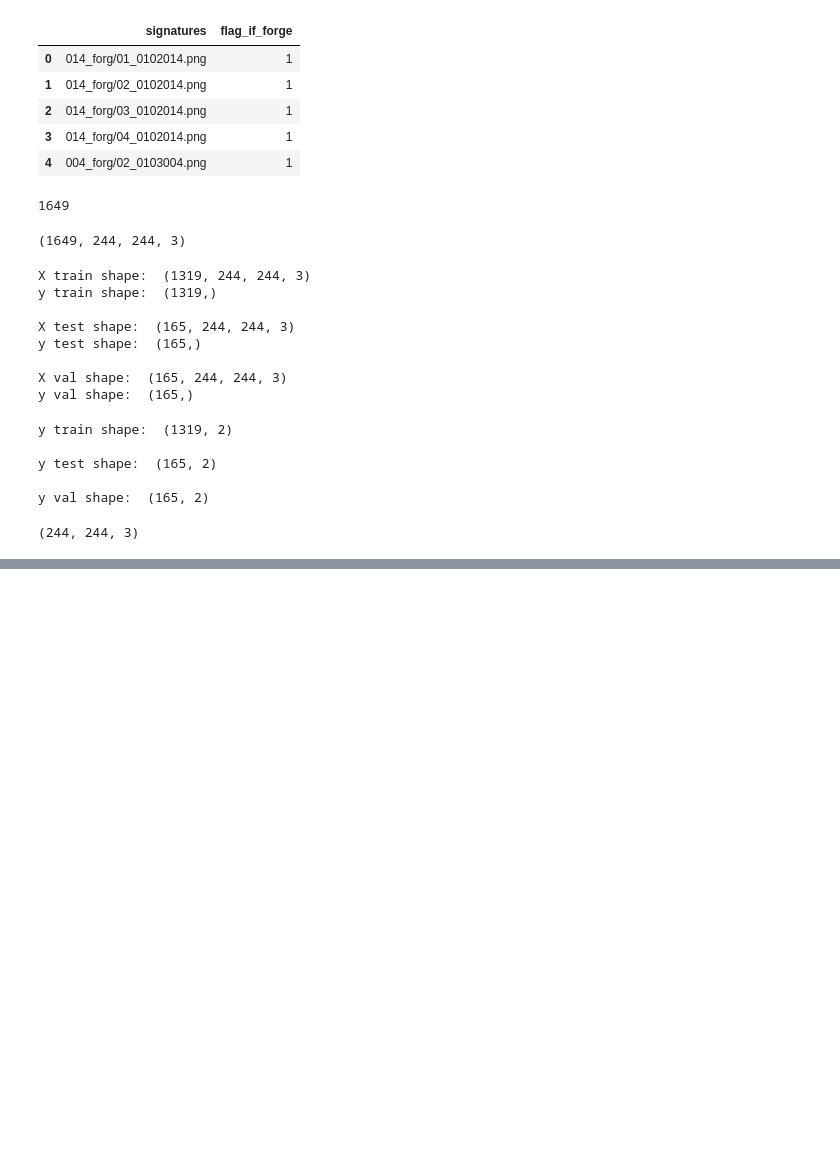
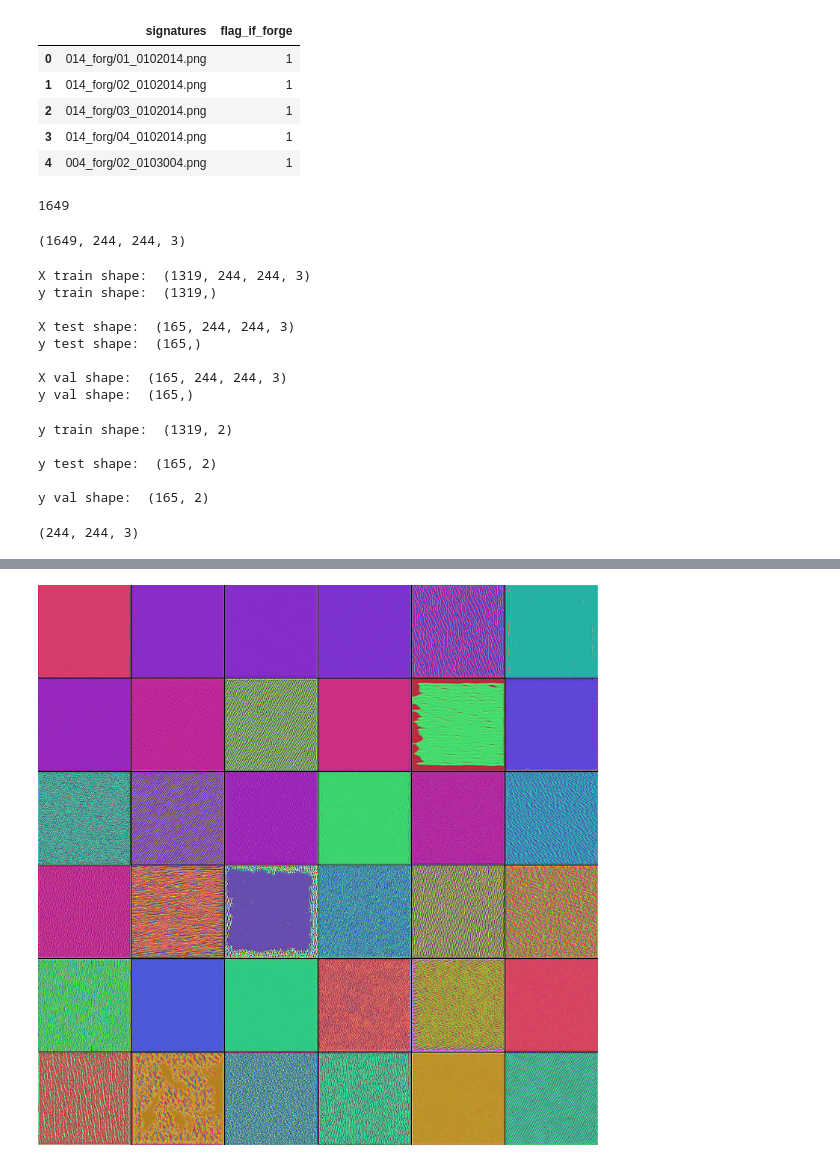
Before and after one commit to matf-ml/ml12-signature-validity-clf, a Jupyter notebook: 01 - Forgery exposure - NTL.ipynb, the cells around one changed output, grey strips where cells are left out. Cells and saved outputs as stored; diff of their text form; code cells hidden in the pictures; blank space fills up the shorter version.

```diff
--- a/01 - Forgery exposure - NTL.ipynb
+++ b/01 - Forgery exposure - NTL.ipynb
@@ -454,0 +727,7 @@ Test FRR 0.13157894736842105
+# %%
+im2 = cv2.imread("/content/model_conv2d_4_6x6.png")
+im2 = np.array(im2)
+im2 = cv2.resize(im2, (round(im2.shape[0]*0.3), round(im2.shape[1]*0.3)))
+cv2_imshow(im2)
+# %% [output]
+[figure, added]
```
Also changed, not shown: parts of 41 cells of this notebook, 1 other file.
